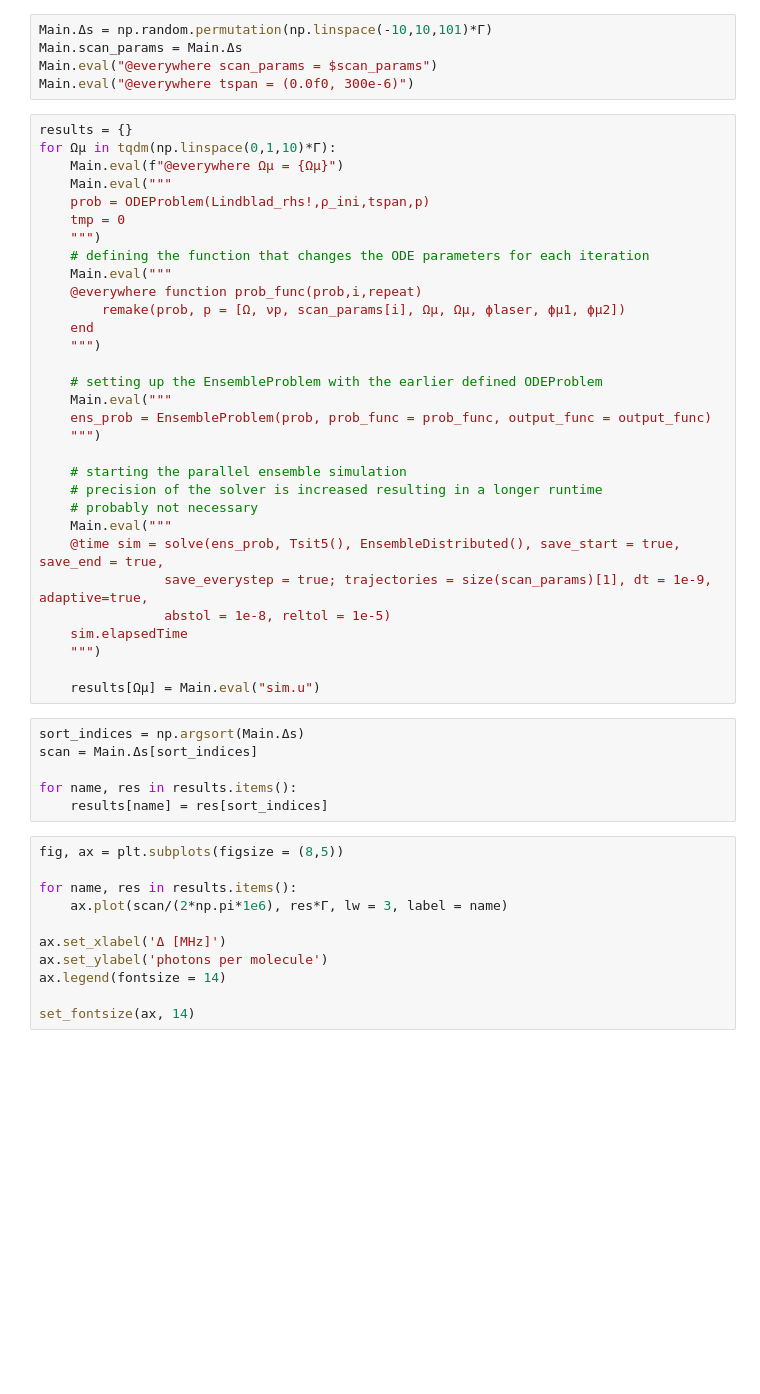
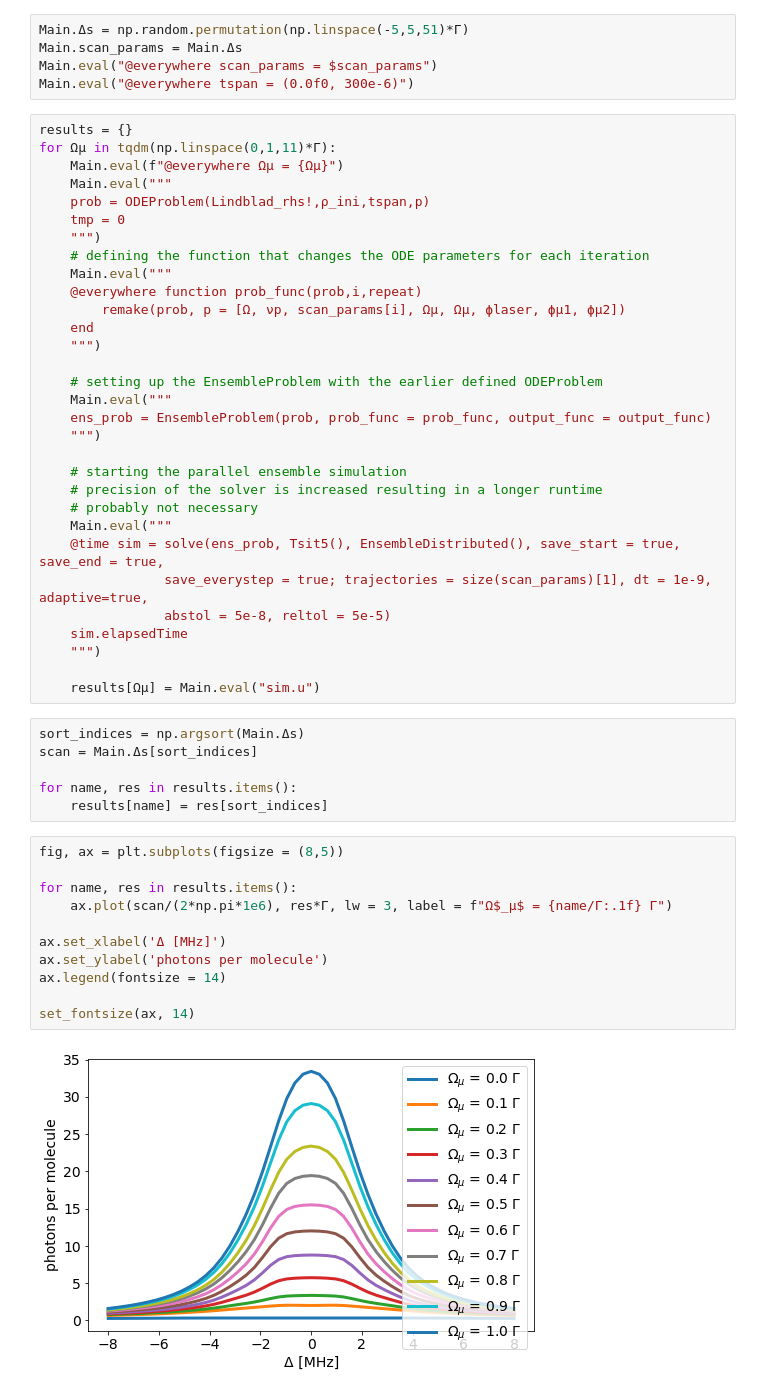
Before and after one commit to ograsdijk/optical-bloch, a Jupyter notebook: Check effect depletion measurement with microwaves 2.ipynb, the cells around one changed output. Cells and saved outputs as stored; diff of their text form; blank space fills up the shorter version.

```diff
--- a/Check effect depletion measurement with microwaves 2.ipynb
+++ b/Check effect depletion measurement with microwaves 2.ipynb
@@ -753,13 +777,13 @@ Main.eval("""
     return trapz(sol.t, [real(sum(diag(sol.u[j])[61:end])) for j in 1:size(sol.u)[1]]), false
 end""")
 # %%
-Main.Δs = np.random.permutation(np.linspace(-10,10,101)*Γ)
+Main.Δs = np.random.permutation(np.linspace(-5,5,51)*Γ)
 Main.scan_params = Main.Δs
 Main.eval("@everywhere scan_params = $scan_params")
 Main.eval("@everywhere tspan = (0.0f0, 300e-6)")
 # %%
 results = {}
-for Ωμ in tqdm(np.linspace(0,1,10)*Γ):
+for Ωμ in tqdm(np.linspace(0,1,11)*Γ):
     Main.eval(f"@everywhere Ωμ = {Ωμ}")
     Main.eval("""
     prob = ODEProblem(Lindblad_rhs!,ρ_ini,tspan,p)
@@ -783,7 +807,7 @@ for Ωμ in tqdm(np.linspace(0,1,10)*Γ):
     Main.eval("""
     @time sim = solve(ens_prob, Tsit5(), EnsembleDistributed(), save_start = true, save_end = true,
                 save_everystep = true; trajectories = size(scan_params)[1], dt = 1e-9, adaptive=true,
-                abstol = 1e-8, reltol = 1e-5)
+                abstol = 5e-8, reltol = 5e-5)
     sim.elapsedTime
     """)
 
@@ -797,11 +821,13 @@ for name, res in results.items():
 # %%
 fig, ax = plt.subplots(figsize = (8,5))
 
 for name, res in results.items():
-    ax.plot(scan/(2*np.pi*1e6), res*Γ, lw = 3, label = name)
+    ax.plot(scan/(2*np.pi*1e6), res*Γ, lw = 3, label = f"Ω$_μ$ = {name/Γ:.1f} Γ")
 
 ax.set_xlabel('Δ [MHz]')
 ax.set_ylabel('photons per molecule')
 ax.legend(fontsize = 14)
 
 set_fontsize(ax, 14)
+# %% [output]
+[figure, added]
```
Also changed, not shown: parts of 56 cells of this notebook, 12 other files.
